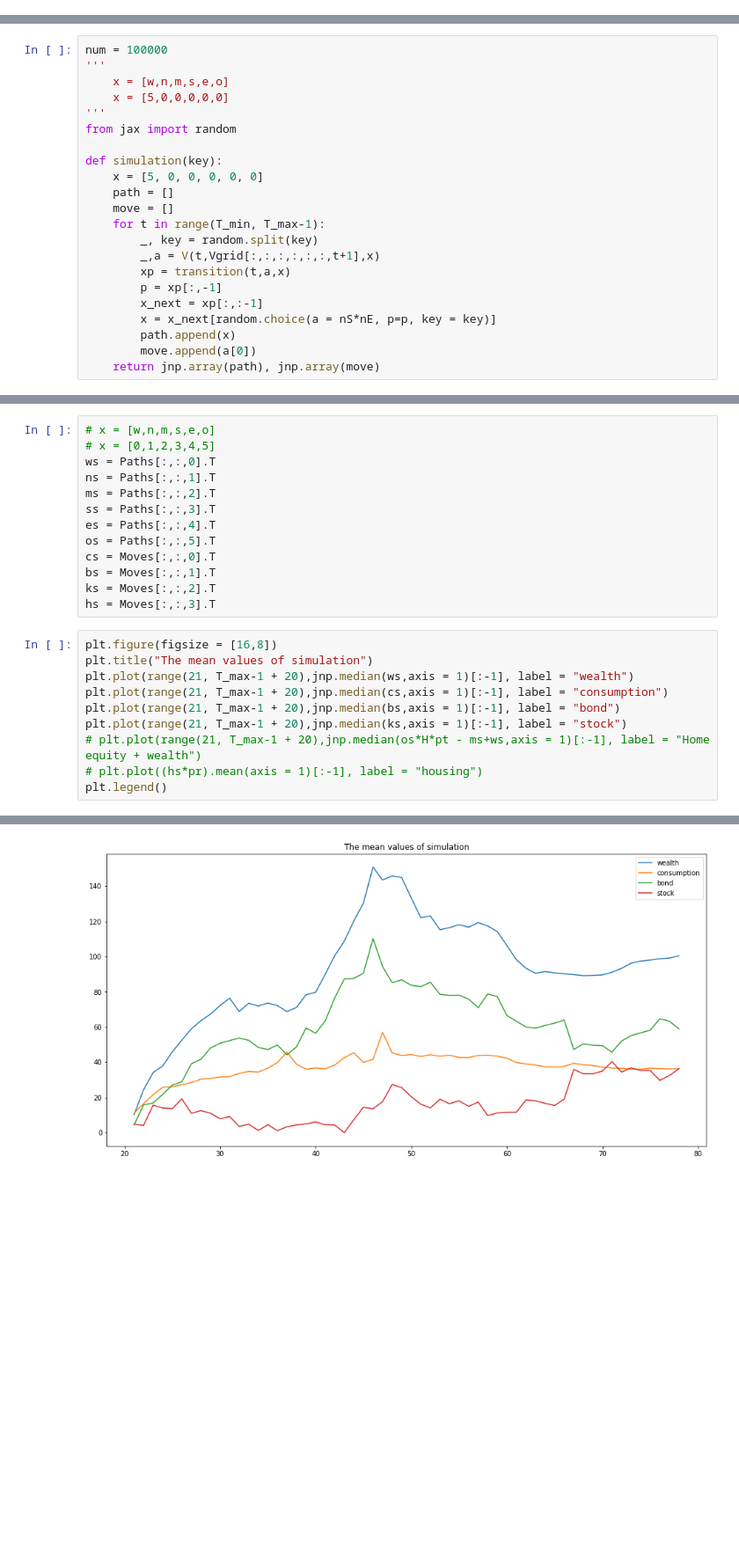
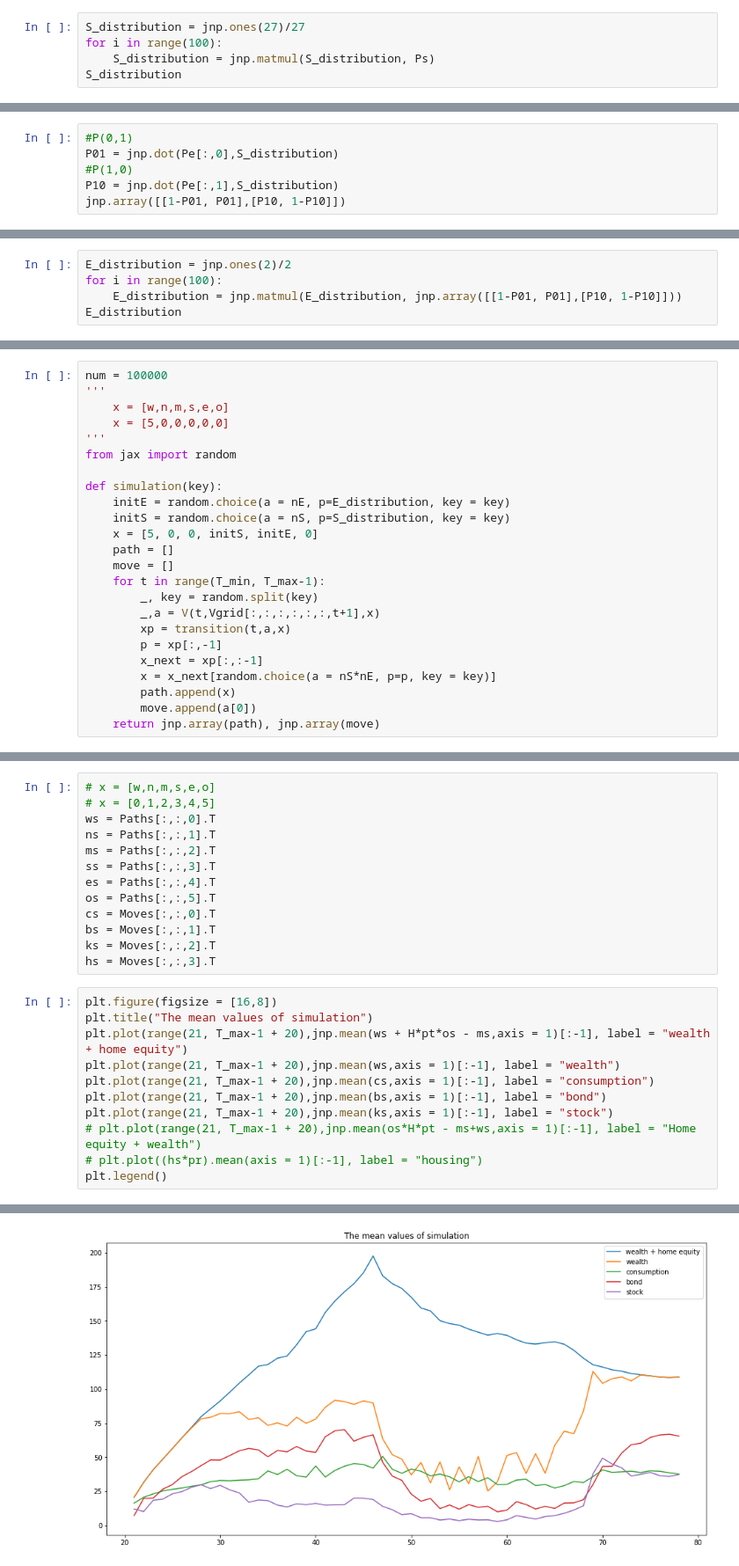
Before and after one commit to dongxulee/lifeCycle, a Jupyter notebook: 20210512/simulationV_gamma4.ipynb, the cells around one changed output, grey strips where cells are left out. Shown at 88% size. Cells and saved outputs as stored; diff of their text form; blank space fills up the shorter version.

```diff
--- a/20210512/simulationV_gamma4.ipynb
+++ b/20210512/simulationV_gamma4.ipynb
@@ -199,0 +201,5 @@ def V(t,V_next,x):
+# %%
+S_distribution = jnp.ones(27)/27
+for i in range(100):
+    S_distribution = jnp.matmul(S_distribution, Ps)
+S_distribution
@@ -199,0 +213,6 @@ def V(t,V_next,x):
+# %%
+#P(0,1)
+P01 = jnp.dot(Pe[:,0],S_distribution)
+#P(1,0)
+P10 = jnp.dot(Pe[:,1],S_distribution)
+jnp.array([[1-P01, P01],[P10, 1-P10]])
@@ -199,0 +222,5 @@ def V(t,V_next,x):
+# %%
+E_distribution = jnp.ones(2)/2
+for i in range(100):
+    E_distribution = jnp.matmul(E_distribution, jnp.array([[1-P01, P01],[P10, 1-P10]]))
+E_distribution
@@ -206,7 +235,9 @@ num = 100000
 from jax import random
 
 def simulation(key):
-    x = [5, 0, 0, 0, 0, 0]
+    initE = random.choice(a = nE, p=E_distribution, key = key)
+    initS = random.choice(a = nS, p=S_distribution, key = key)
+    x = [5, 0, 0, initS, initE, 0]
     path = []
     move = []
     for t in range(T_min, T_max-1):
@@ -243,16 +274,17 @@ hs = Moves[:,:,3].T
 # %%
 plt.figure(figsize = [16,8])
 plt.title("The mean values of simulation")
-plt.plot(range(21, T_max-1 + 20),jnp.median(ws,axis = 1)[:-1], label = "wealth")
-plt.plot(range(21, T_max-1 + 20),jnp.median(cs,axis = 1)[:-1], label = "consumption")
-plt.plot(range(21, T_max-1 + 20),jnp.median(bs,axis = 1)[:-1], label = "bond")
-plt.plot(range(21, T_max-1 + 20),jnp.median(ks,axis = 1)[:-1], label = "stock")
-# plt.plot(range(21, T_max-1 + 20),jnp.median(os*H*pt - ms+ws,axis = 1)[:-1], label = "Home equity + wealth")
+plt.plot(range(21, T_max-1 + 20),jnp.mean(ws + H*pt*os - ms,axis = 1)[:-1], label = "wealth + home equity")
+plt.plot(range(21, T_max-1 + 20),jnp.mean(ws,axis = 1)[:-1], label = "wealth")
+plt.plot(range(21, T_max-1 + 20),jnp.mean(cs,axis = 1)[:-1], label = "consumption")
+plt.plot(range(21, T_max-1 + 20),jnp.mean(bs,axis = 1)[:-1], label = "bond")
+plt.plot(range(21, T_max-1 + 20),jnp.mean(ks,axis = 1)[:-1], label = "stock")
+# plt.plot(range(21, T_max-1 + 20),jnp.mean(os*H*pt - ms+ws,axis = 1)[:-1], label = "Home equity + wealth")
 # plt.plot((hs*pr).mean(axis = 1)[:-1], label = "housing")
 plt.legend()
 # %% [output]
 <matplotlib.legend.Legend at 0x...>
-[figure, old version]
+[figure, new version]
 # %%
 plt.title("housing consumption")
 plt.plot(range(21, T_max-1 + 20),(hs).mean(axis = 1)[:-1], label = "housing")
```
Also changed, not shown: parts of 16 cells of this notebook, 5 other files.
